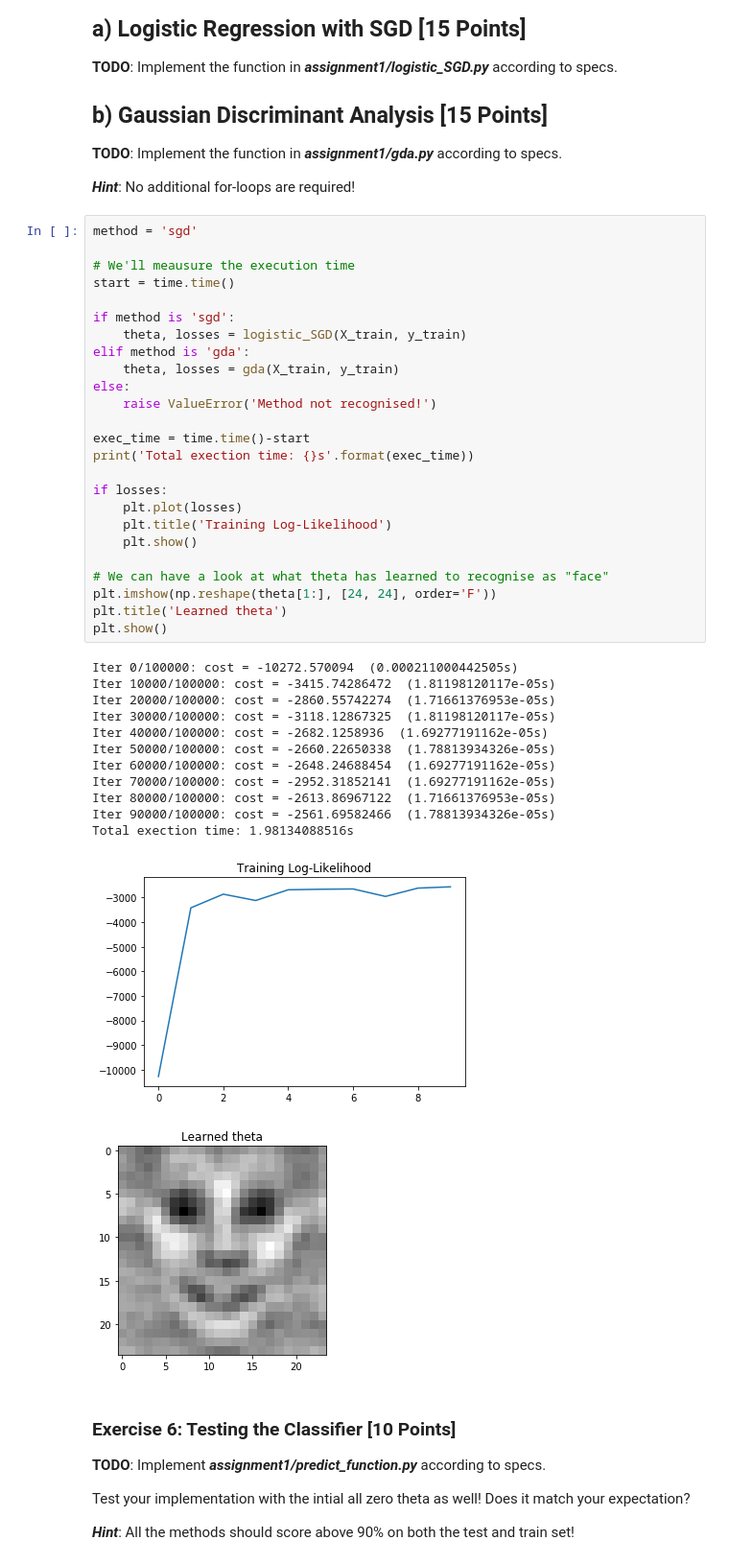
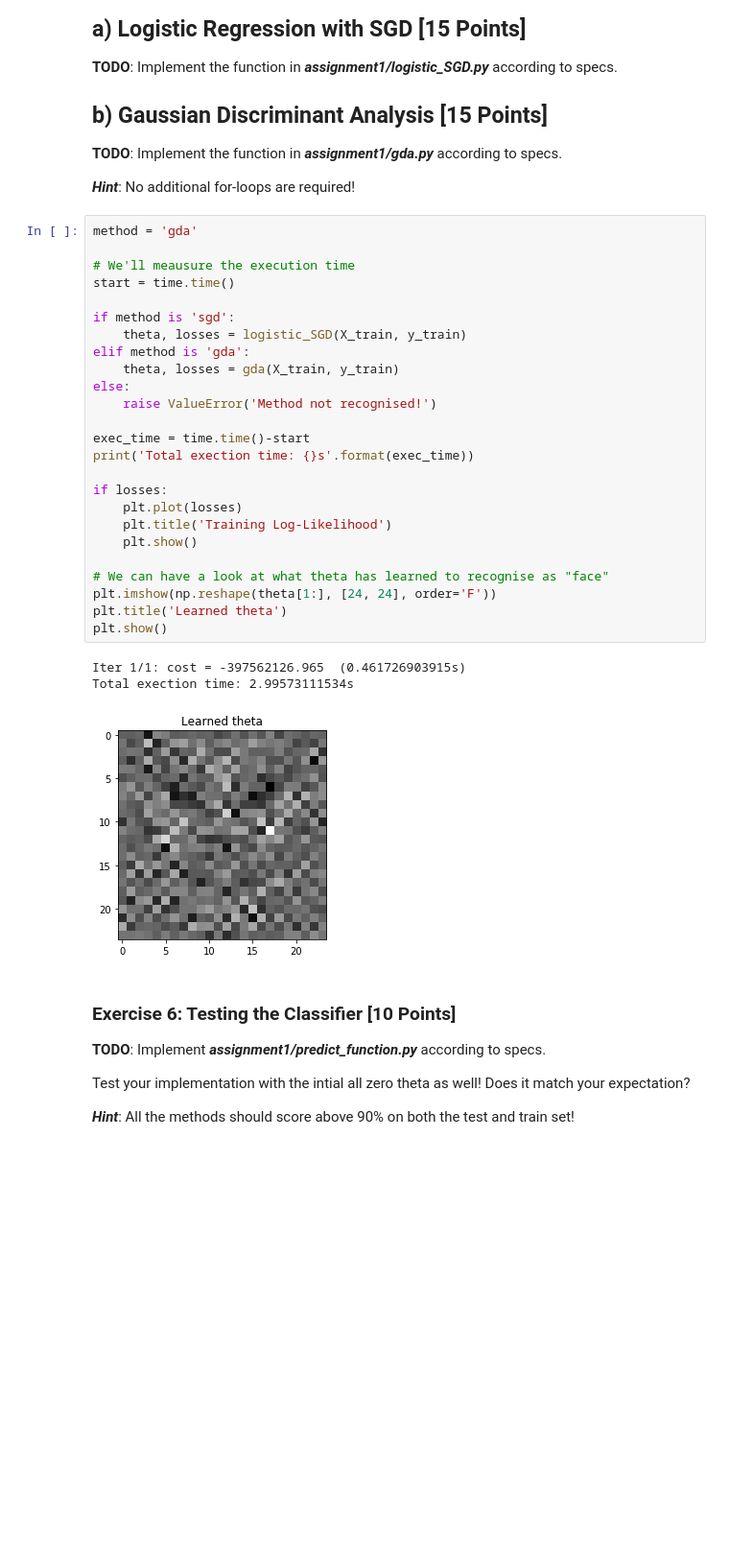
Before and after one commit to pascalgerig/machinelearning, a Jupyter notebook: Assignment1.ipynb, the cells around one changed output. Shown at 96% size. Saved outputs shown, nothing was run; the diff lists cells and outputs as text; blank space fills up the shorter version.

```diff
--- a/Assignment1.ipynb
+++ b/Assignment1.ipynb
@@ -149,44 +149,34 @@ This is the main part of the assignment. Correctness of the implementation is re
 
 ***Hint***: No additional for-loops are required!
 # %%
-method = 'sgd'
+method = 'gda'
 
 # We'll meausure the execution time
 start = time.time()
 
 if method is 'sgd':
     theta, losses = logistic_SGD(X_train, y_train)
 elif method is 'gda':
     theta, losses = gda(X_train, y_train)
 else:
     raise ValueError('Method not recognised!')
 
 exec_time = time.time()-start
 print('Total exection time: {}s'.format(exec_time))
 
 if losses:
     plt.plot(losses)
     plt.title('Training Log-Likelihood')
     plt.show()
 
 # We can have a look at what theta has learned to recognise as "face"
 plt.imshow(np.reshape(theta[1:], [24, 24], order='F'))
 plt.title('Learned theta')
 plt.show()
 # %% [output]
-Iter 0/100000: cost = -10272.570094  (0.000211000442505s)
-Iter 10000/100000: cost = -3415.74286472  (1.81198120117e-05s)
-Iter 20000/100000: cost = -2860.55742274  (1.71661376953e-05s)
-Iter 30000/100000: cost = -3118.12867325  (1.81198120117e-05s)
-Iter 40000/100000: cost = -2682.1258936  (1.69277191162e-05s)
-Iter 50000/100000: cost = -2660.22650338  (1.78813934326e-05s)
-Iter 60000/100000: cost = -2648.24688454  (1.69277191162e-05s)
-Iter 70000/100000: cost = -2952.31852141  (1.69277191162e-05s)
-Iter 80000/100000: cost = -2613.86967122  (1.71661376953e-05s)
-Iter 90000/100000: cost = -2561.69582466  (1.78813934326e-05s)
-Total exection time: 1.98134088516s
+Iter 1/1: cost = -397562126.965  (0.461726903915s)
+Total exection time: 2.99573111534s
-[figure, old version]
+[figure, new version]
-[figure, removed]
 # %% [markdown]
 ### Exercise 6: Testing the Classifier [10 Points]
 
```
Also changed, not shown: parts of 4 cells of this notebook, 7 other files.
